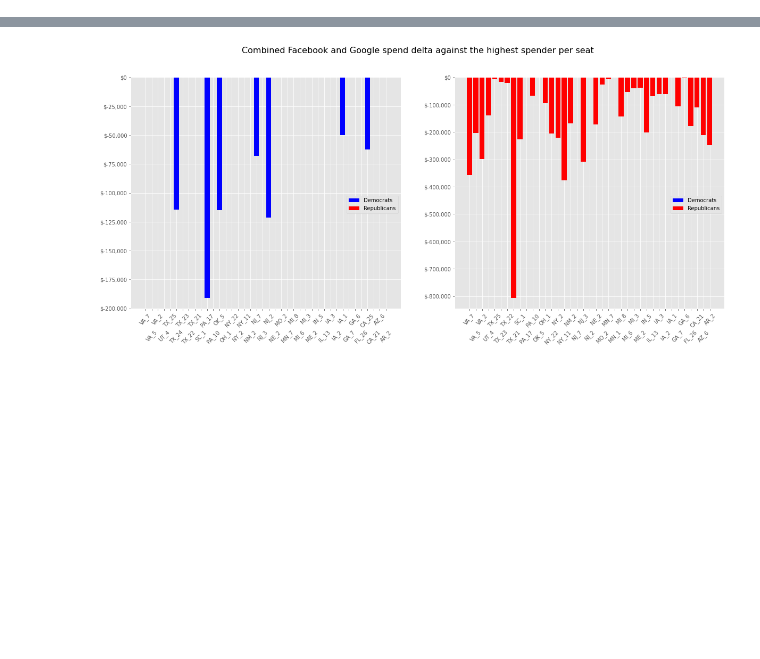
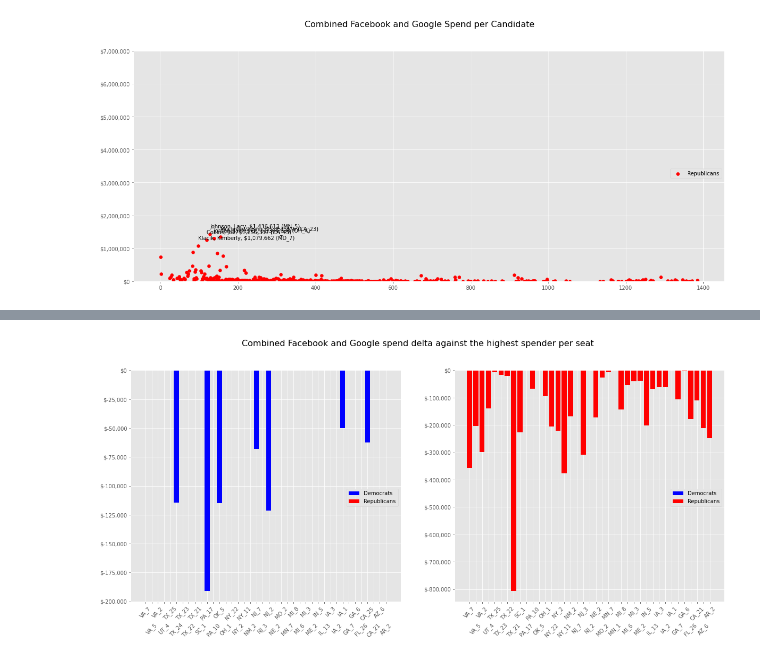
Before and after one commit to ESeufert/2020_digital_spend, a Jupyter notebook: 2020 House Races Digital Spend.ipynb, the cells around one changed output, grey strips where cells are left out. Saved outputs shown, nothing was run; the diff lists cells and outputs as text; code cells hidden in the pictures; blank space fills up the shorter version.

```diff
--- a/2020 House Races Digital Spend.ipynb
+++ b/2020 House Races Digital Spend.ipynb
@@ -144,3 +176,24 @@ house.head()
+# %%
+fig, ax1 = plt.subplots()
+plt.rcParams[ 'figure.figsize' ] = [ 20, 8 ]
+
+ax1.scatter( rep.index.tolist(), rep.fbandg_since010619.tolist(), color='red', label='Republicans')
+fmt = '${x:,.0f}'
+tick = mtick.StrMethodFormatter(fmt)
+ax1.yaxis.set_major_formatter(tick)
+ax1.set_ylim(0, 7000000)
+
+fig.legend(loc=1, bbox_to_anchor=(1,0.5), bbox_transform=ax1.transAxes)
+fig.suptitle( 'Combined Facebook and Google Spend per Candidate', fontsize=16 )
+
+for index, row in rep.iterrows():
+    if row.fbandg_since010619 > 1000000:
+        amt = row[ 'fbandg_since010619' ]
+        ax1.annotate( row.Candidate + ", $" + str( '{:,}'.format( amt ) ) + " (" + row.seat + ")", ( index, 200000+row[ 'fbandg_since010619' ] ) )
+
+plt.show()
+# %% [output]
+[figure, added]
 # %%
 # house[ house[ 'Party' ].isin( ['REP', 'DEM' ] ) ].groupby( 'Party' ).fbandg_since010619.hist()
 from matplotlib.ticker import MaxNLocator
```
Also changed, not shown: parts of 12 cells of this notebook, 1 other file.
